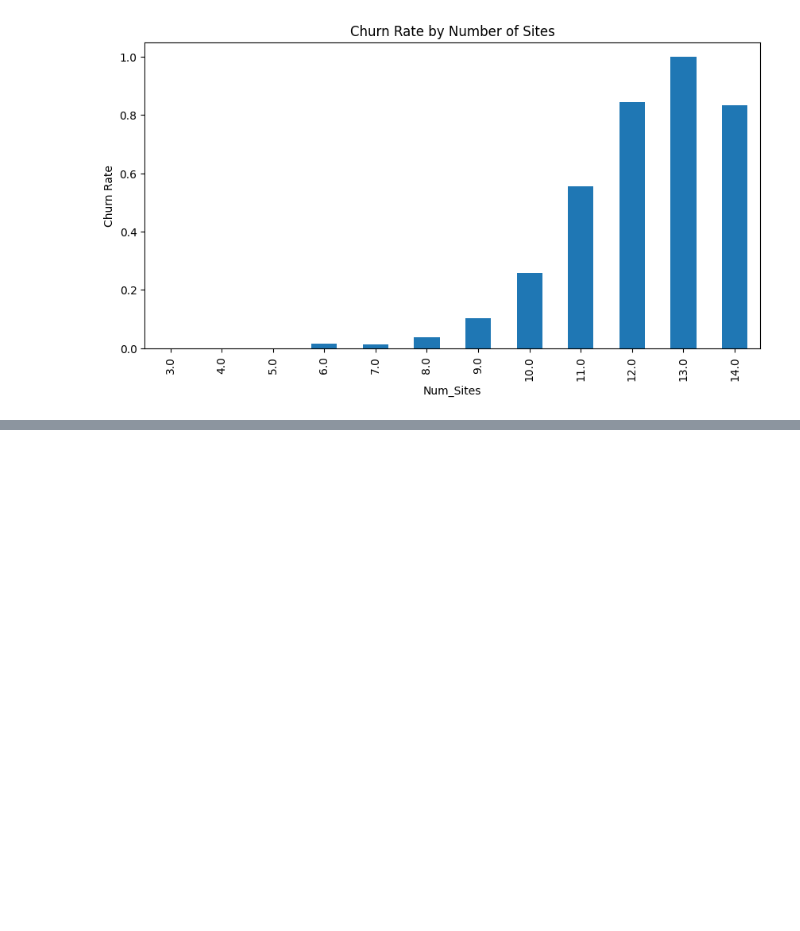
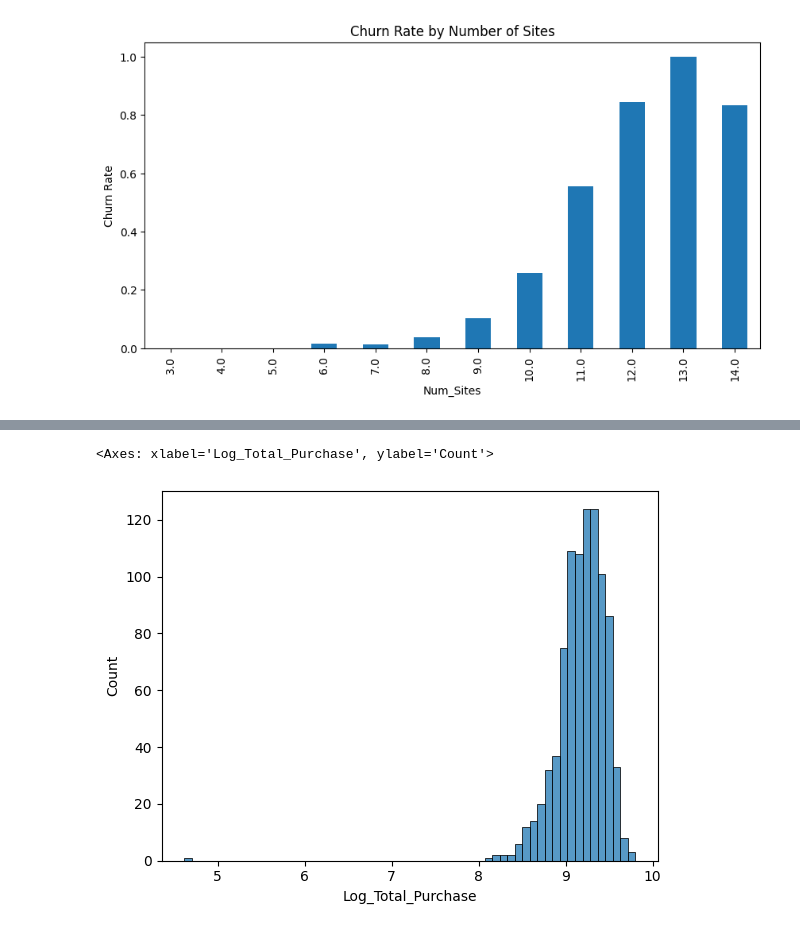
Before and after one commit to jacobabhihail-tech/advanced-data-wrangling-lab, a Jupyter notebook: day07_customer_churn_audit/customer_churn_audit.ipynb, the cells around one changed output, grey strips where cells are left out. Cells and saved outputs as stored; diff of their text form; code cells hidden in the pictures; blank space fills up the shorter version.

```diff
--- a/day07_customer_churn_audit/customer_churn_audit.ipynb
+++ b/day07_customer_churn_audit/customer_churn_audit.ipynb
@@ -202,0 +306,5 @@ plt.show()
+# %%
+sns.histplot(df['Log_Total_Purchase'])
+# %% [output]
+<Axes: xlabel='Log_Total_Purchase', ylabel='Count'>
+[figure, added]
```
Also changed, not shown: parts of 19 cells of this notebook.
